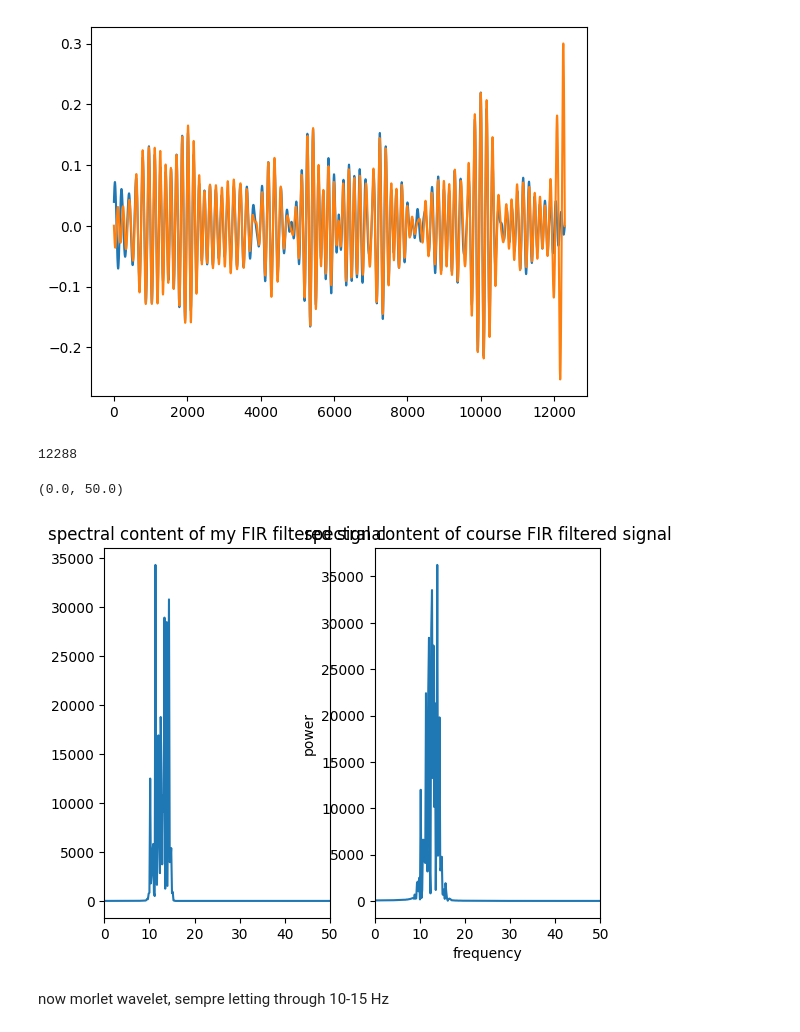
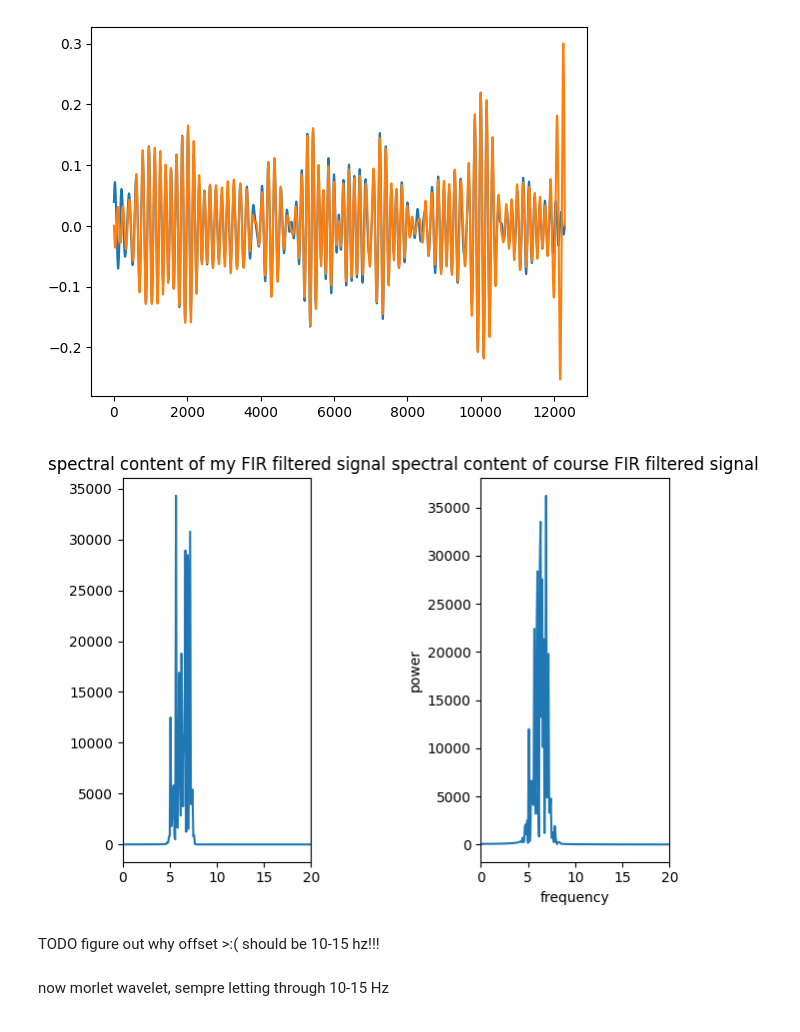
Before and after one commit to irenebernardi/filters, a Jupyter notebook: morlet_FIR.ipynb, the cells around one changed output. Cells and saved outputs as stored; diff of their text form; code cells hidden in the pictures.

Commit message:
plots

```diff
--- a/morlet_FIR.ipynb
+++ b/morlet_FIR.ipynb
@@ -240,27 +237,26 @@ plt.plot(signalFIR)
 # %% [output]
 [<matplotlib.lines.Line2D at 0x...>]
 [figure]
-# %%
-len(signalFIR)
-len(cleanfir)
-# %% [output]
-12288
 # %%
 #power
 fft_cleanfir = np.abs(fftpack.fft(cleanfir))**2
 plt.subplot(121)
 plt.plot(freq_axis, fft_cleanfir)
 plt.title('spectral content of my FIR filtered signal')
-plt.xlim(0,50)
+plt.xlim(0,20)
 plt.subplot(122)
 plt.plot(freq_axis, fft_signalFIR)
 plt.title('spectral content of course FIR filtered signal')
 plt.xlabel('frequency')
 plt.ylabel('power')
-plt.xlim(0,50)
+plt.xlim(0,20)
+
+plt.tight_layout()
+plt.subplots_adjust(wspace=0.9)
 # %% [output]
-(0.0, 50.0)
-[figure, old version]
+[figure, new version]
+# %% [markdown]
+TODO figure out why offset >:( should be 10-15 hz!!!
 # %% [markdown]
 now morlet wavelet, sempre letting through 10-15 Hz
 # %%
```
Also changed, not shown: parts of 1 cell of this notebook.
